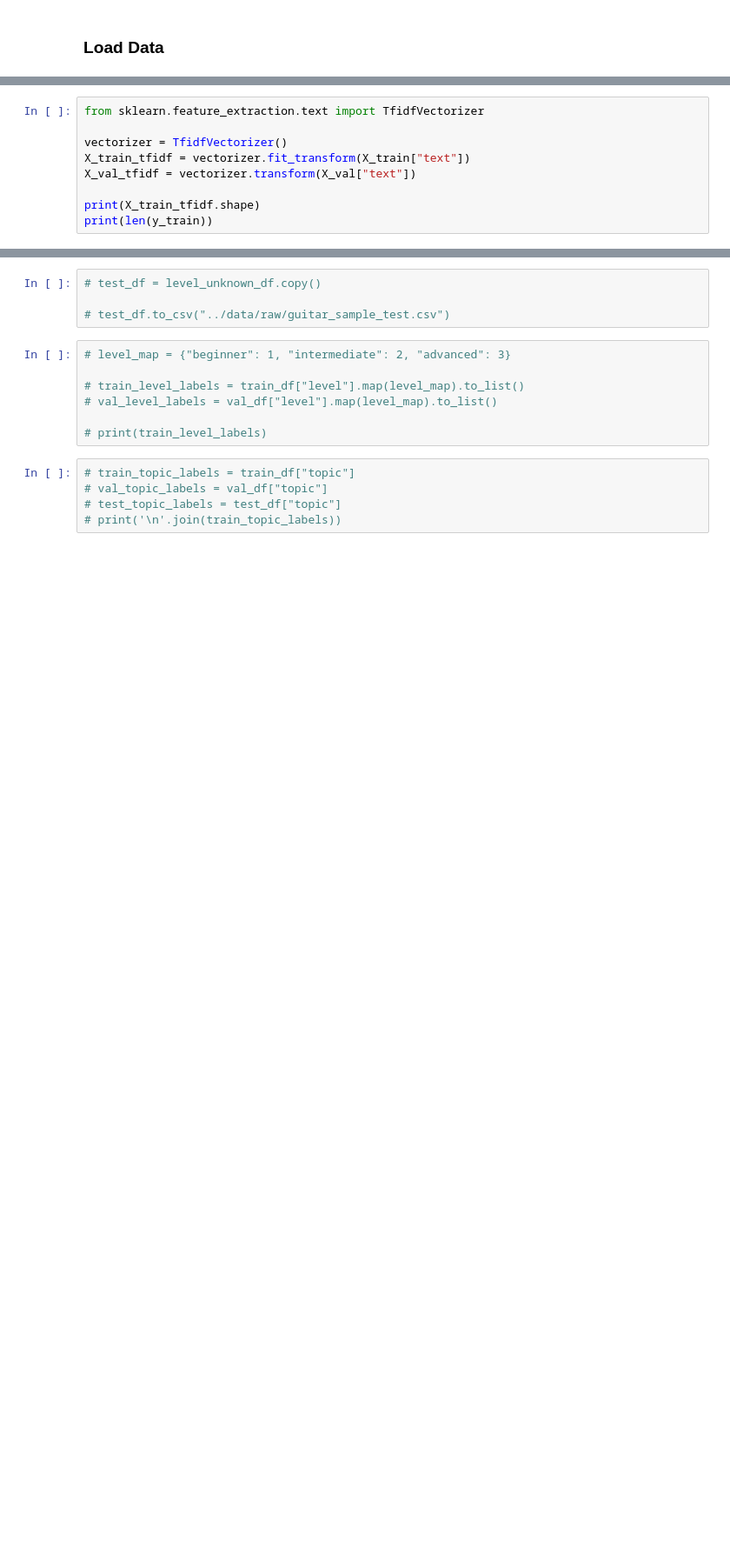
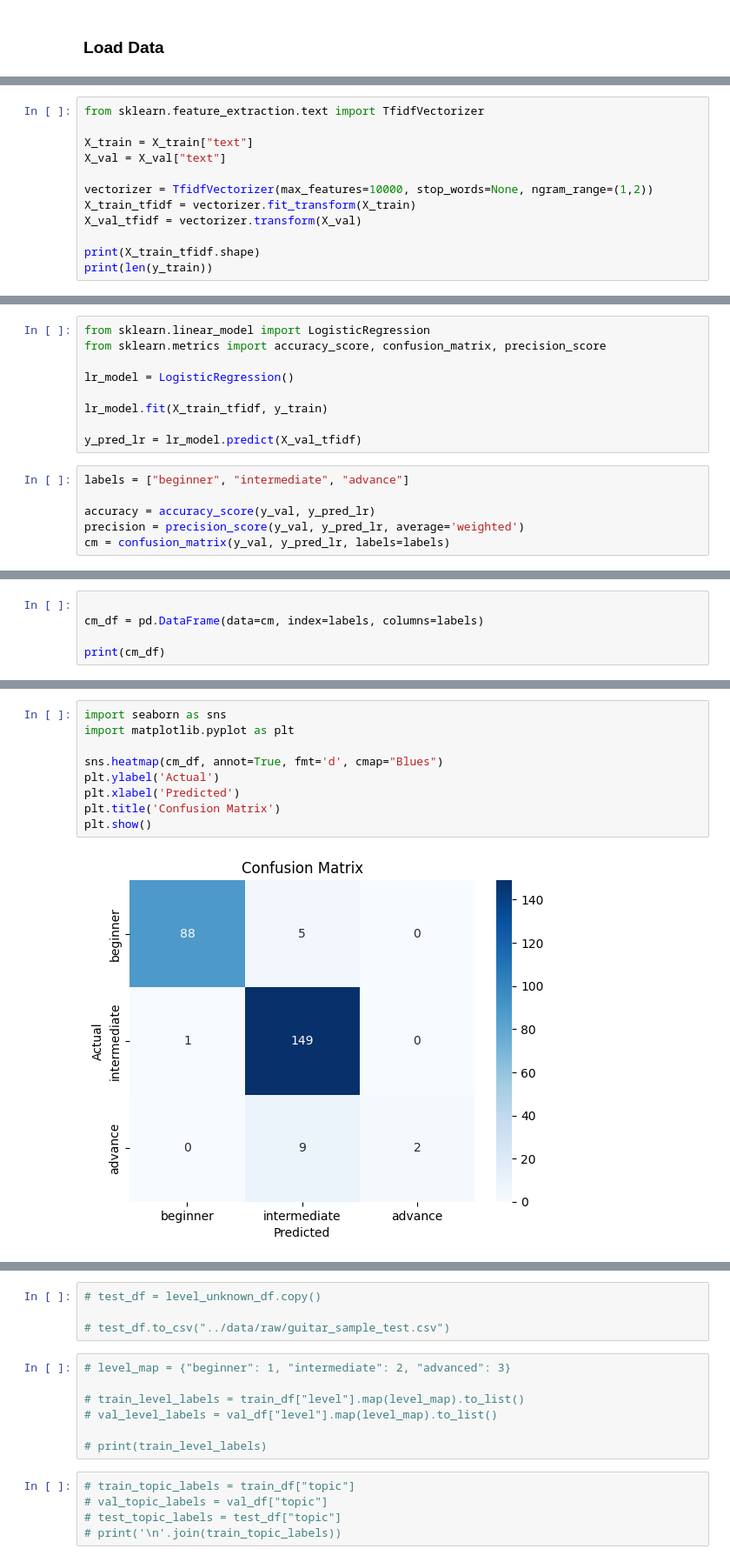
Before and after one commit to yoshtown/guitar-lesson-level-prediction-project, a Jupyter notebook: notebooks/03_tensorflow_model.ipynb, the cells around one changed output, grey strips where cells are left out. Shown at 87% size. Drawn from its saved outputs; the diff is of its cells as text; blank space fills up the shorter version.

```diff
--- a/notebooks/03_tensorflow_model.ipynb
+++ b/notebooks/03_tensorflow_model.ipynb
@@ -82,9 +80,12 @@ X_train.shape, X_val.shape, y_train.shape, y_val.shape
 # %%
 from sklearn.feature_extraction.text import TfidfVectorizer
 
-vectorizer = TfidfVectorizer()
-X_train_tfidf = vectorizer.fit_transform(X_train["text"])
-X_val_tfidf = vectorizer.transform(X_val["text"])
+X_train = X_train["text"]
+X_val = X_val["text"]
+
+vectorizer = TfidfVectorizer(max_features=10000, stop_words=None, ngram_range=(1,2))
+X_train_tfidf = vectorizer.fit_transform(X_train)
+X_val_tfidf = vectorizer.transform(X_val)
 
 print(X_train_tfidf.shape)
 print(len(y_train))
@@ -93,0 +117,15 @@ print(len(y_train))
+# %%
+from sklearn.linear_model import LogisticRegression
+from sklearn.metrics import accuracy_score, confusion_matrix, precision_score
+
+lr_model = LogisticRegression()
+
+lr_model.fit(X_train_tfidf, y_train)
+
+y_pred_lr = lr_model.predict(X_val_tfidf)
+# %%
+labels = ["beginner", "intermediate", "advance"]
+
+accuracy = accuracy_score(y_val, y_pred_lr)
+precision = precision_score(y_val, y_pred_lr, average='weighted')
+cm = confusion_matrix(y_val, y_pred_lr, labels=labels)
@@ -93,0 +147,5 @@ print(len(y_train))
+# %%
+
+cm_df = pd.DataFrame(data=cm, index=labels, columns=labels)
+
+print(cm_df)
@@ -93,0 +157,11 @@ print(len(y_train))
+# %%
+import seaborn as sns
+import matplotlib.pyplot as plt
+
+sns.heatmap(cm_df, annot=True, fmt='d', cmap="Blues")
+plt.ylabel('Actual')
+plt.xlabel('Predicted')
+plt.title('Confusion Matrix')
+plt.show()
+# %% [output]
+[figure, added]
```
Also changed, not shown: parts of 43 cells of this notebook, 1 other file.
